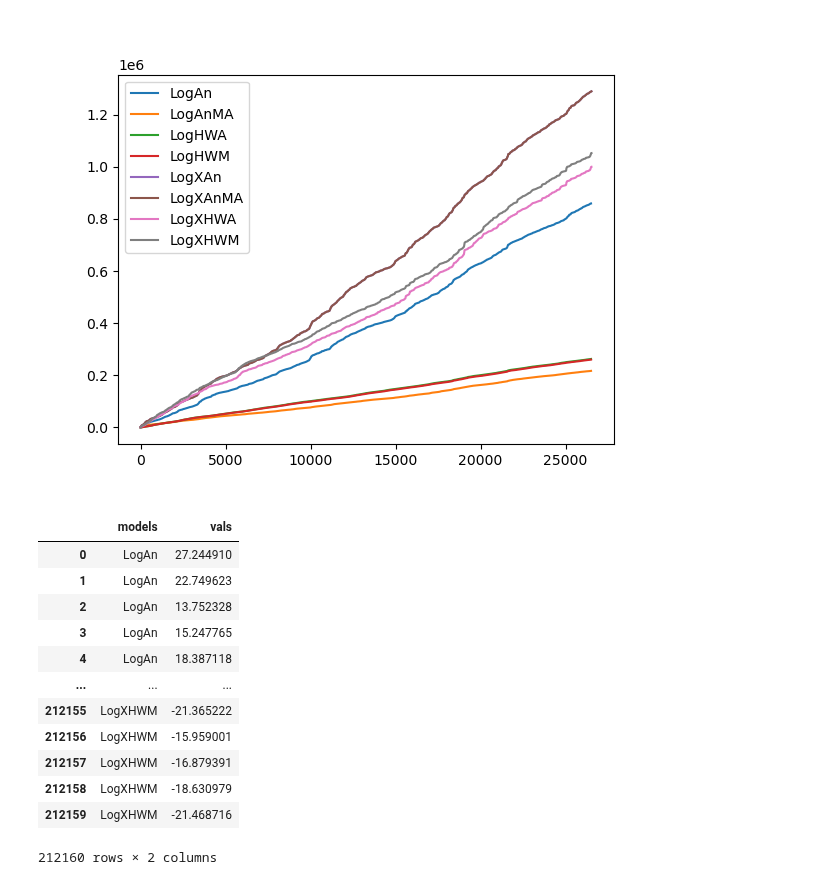
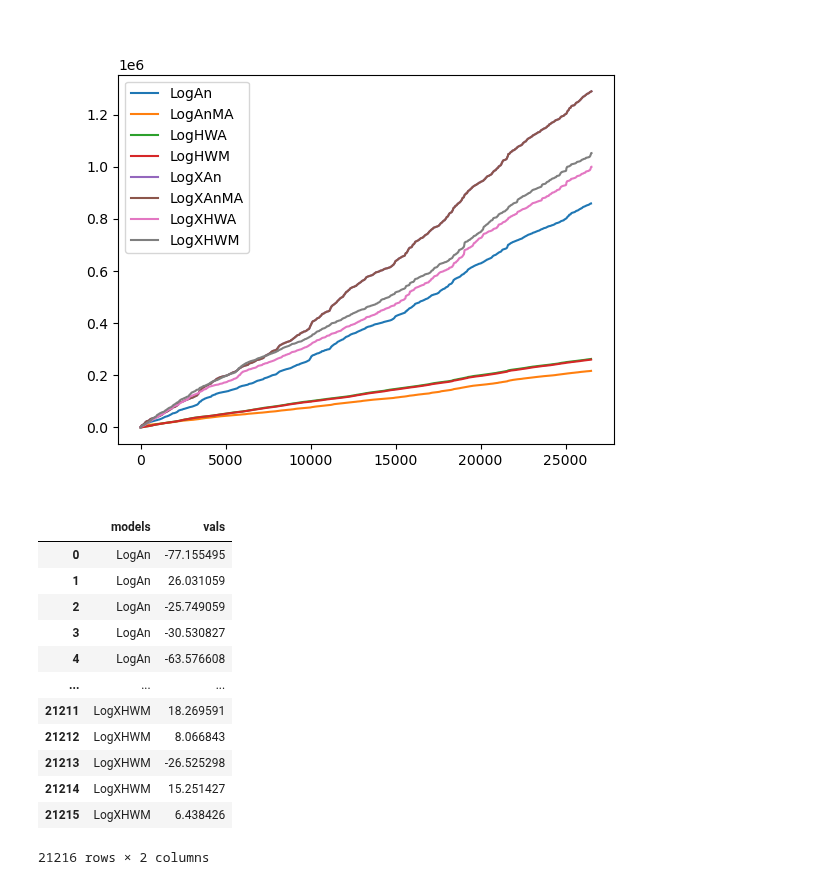
Before and after one commit to urieliram/analog, a Jupyter notebook: test.ipynb, the cells around one changed output. Drawn from its saved outputs; the diff is of its cells as text; code cells hidden in the pictures.

```diff
--- a/test.ipynb
+++ b/test.ipynb
@@ -345,24 +345,24 @@ plt.show()
 # %% [output]
 [figure]
 # %%
+df_errors_samp = df_errors_def.sample(frac=0.10)
 # https://stackoverflow.com/a/46134162
-df_errors_melt = df_errors_def.melt(var_name='models', value_name='vals')
+df_errors_melt = df_errors_samp.melt(var_name='models', value_name='vals')
+df_errors_melt
+# %% [output]
+|  | models | vals |
+| 0 | LogAn | -77.155495 |
+| 1 | LogAn | 26.031059 |
+| 2 | LogAn | -25.749059 |
+| 3 | LogAn | -30.530827 |
+| 4 | LogAn | -63.576608 |
+| ... | ... | ... |
+| 21211 | LogXHWM | 18.269591 |
+| 21212 | LogXHWM | 8.066843 |
+| 21213 | LogXHWM | -26.525298 |
+| 21214 | LogXHWM | 15.251427 |
+| 21215 | LogXHWM | 6.438426 |
+21216 rows × 2 columns
-# %%
-df_errors_melt
-# %% [output]
-|  | models | vals |
-| 0 | LogAn | 27.244910 |
-| 1 | LogAn | 22.749623 |
-| 2 | LogAn | 13.752328 |
-| 3 | LogAn | 15.247765 |
-| 4 | LogAn | 18.387118 |
-| ... | ... | ... |
-| 212155 | LogXHWM | -21.365222 |
-| 212156 | LogXHWM | -15.959001 |
-| 212157 | LogXHWM | -16.879391 |
-| 212158 | LogXHWM | -18.630979 |
-| 212159 | LogXHWM | -21.468716 |
-212160 rows × 2 columns
 # %%
 # [ ] Gráfica a partir de muestreo de datos
 # [ ] Línea de tiempos
```
Also changed, not shown: parts of 1 cell of this notebook.
